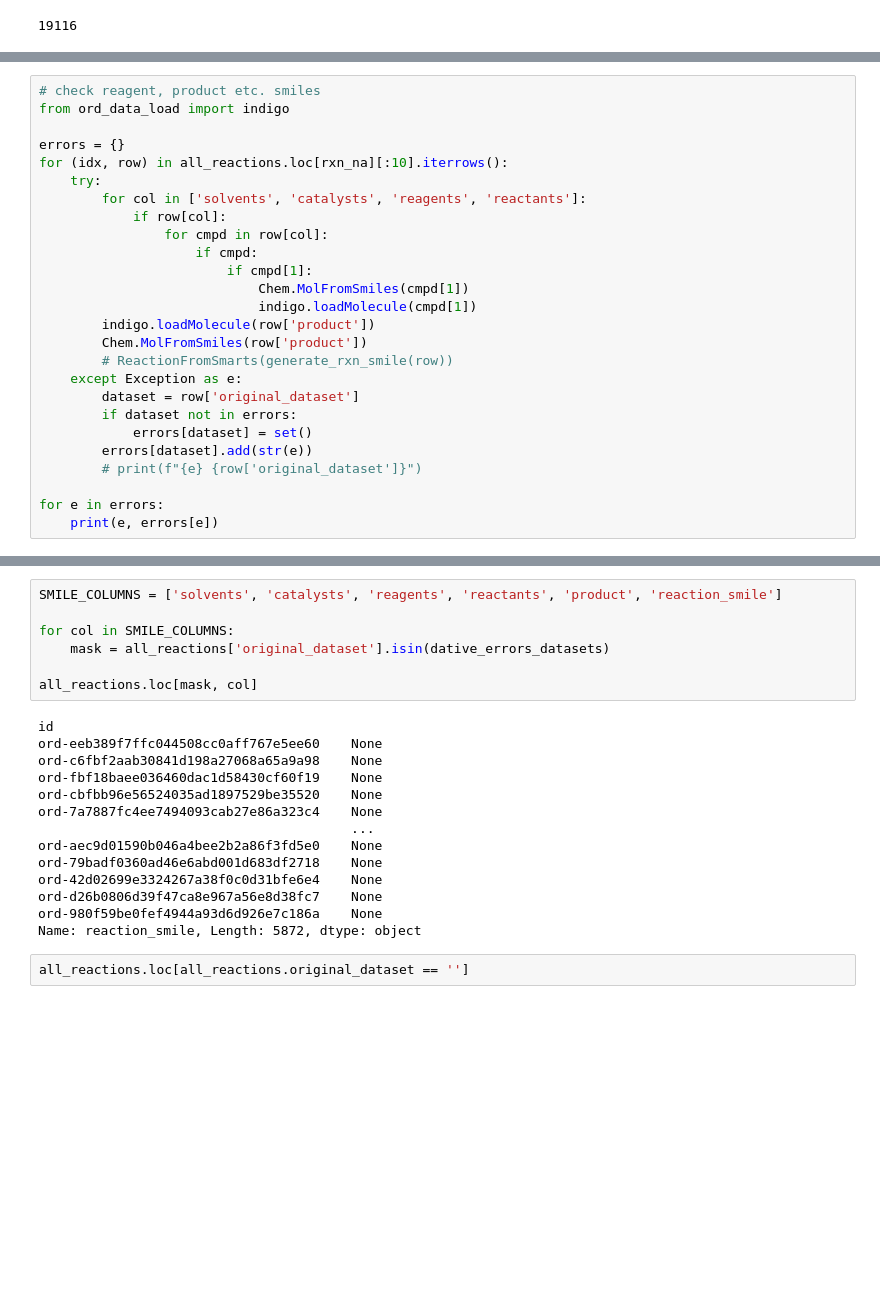
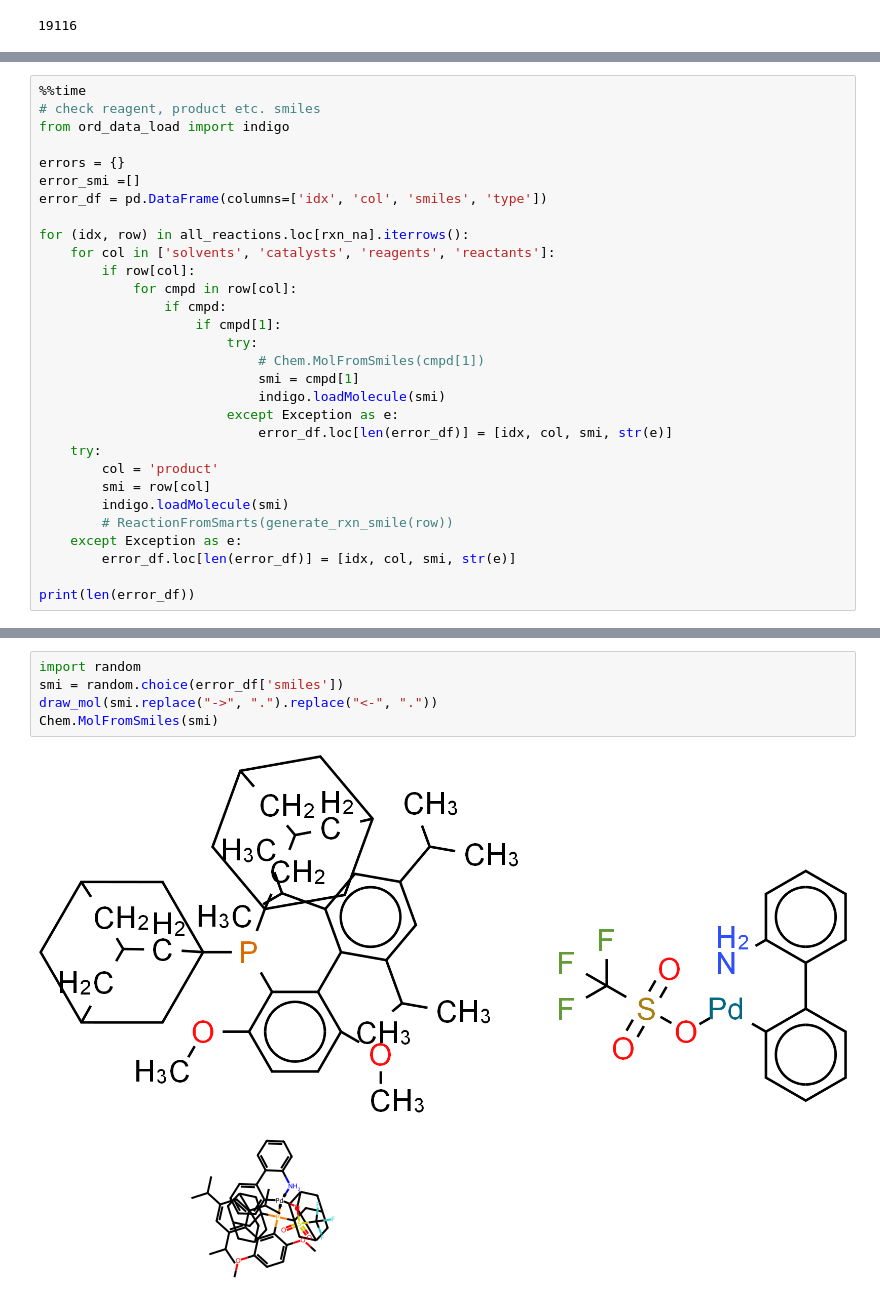
Before and after one commit to alkorolyov/selvita, a Jupyter notebook: 01_data_from_ord.ipynb, the cells around one changed output, grey strips where cells are left out. Cells and saved outputs as stored; diff of their text form; blank space fills up the shorter version.

```diff
--- a/01_data_from_ord.ipynb
+++ b/01_data_from_ord.ipynb
@@ -242,27 +251,31 @@ Cn1cnc(C#N)c1.Fc1ccccc1Br>CCCCOC(C)=O.FC(F)(F)C1=CC(P(C2=C(C3=C(C(C)C)C=C(C(C)C)
 # %%
+%%time
 # check reagent, product etc. smiles
 from ord_data_load import indigo
 
 errors = {}
-for (idx, row) in all_reactions.loc[rxn_na][:10].iterrows():
+error_smi =[]
+error_df = pd.DataFrame(columns=['idx', 'col', 'smiles', 'type'])
+
+for (idx, row) in all_reactions.loc[rxn_na].iterrows():
+    for col in ['solvents', 'catalysts', 'reagents', 'reactants']:
+        if row[col]:
+            for cmpd in row[col]:
+                if cmpd:
+                    if cmpd[1]:
+                        try:
+                            # Chem.MolFromSmiles(cmpd[1])
+                            smi = cmpd[1]
+                            indigo.loadMolecule(smi)
+                        except Exception as e:
+                            error_df.loc[len(error_df)] = [idx, col, smi, str(e)]
     try:
-        for col in ['solvents', 'catalysts', 'reagents', 'reactants']:
-            if row[col]:
-                for cmpd in row[col]:
-                    if cmpd:
-                        if cmpd[1]:
-                            Chem.MolFromSmiles(cmpd[1])
-                            indigo.loadMolecule(cmpd[1])
-        indigo.loadMolecule(row['product'])
-        Chem.MolFromSmiles(row['product'])
+        col = 'product'
+        smi = row[col]
+        indigo.loadMolecule(smi)
         # ReactionFromSmarts(generate_rxn_smile(row))
     except Exception as e:
-        dataset = row['original_dataset']
-        if dataset not in errors:
-            errors[dataset] = set()
-        errors[dataset].add(str(e))
-        # print(f"{e} {row['original_dataset']}")
+        error_df.loc[len(error_df)] = [idx, col, smi, str(e)]
 
-for e in errors:
-    print(e, errors[e])
+print(len(error_df))
 # %% [output]
@@ -302,23 +296,8 @@ dative_errors_datasets
-# %%
-SMILE_COLUMNS = ['solvents', 'catalysts', 'reagents', 'reactants', 'product', 'reaction_smile']
-
-for col in SMILE_COLUMNS:
-    mask = all_reactions['original_dataset'].isin(dative_errors_datasets)
-
-all_reactions.loc[mask, col]
-# %% [output]
-id
-ord-eeb389f7ffc044508cc0aff767e5ee60    None
-ord-c6fbf2aab30841d198a27068a65a9a98    None
-ord-fbf18baee036460dac1d58430cf60f19    None
-ord-cbfbb96e56524035ad1897529be35520    None
-ord-7a7887fc4ee7494093cab27e86a323c4    None
-                                        ...
-ord-aec9d01590b046a4bee2b2a86f3fd5e0    None
-ord-79badf0360ad46e6abd001d683df2718    None
-ord-42d02699e3324267a38f0c0d31bfe6e4    None
-ord-d26b0806d39f47ca8e967a56e8d38fc7    None
-ord-980f59be0fef4944a93d6d926e7c186a    None
-Name: reaction_smile, Length: 5872, dtype: object
-# %%
-all_reactions.loc[all_reactions.original_dataset == '']
+# %%
+import random
+smi = random.choice(error_df['smiles'])
+draw_mol(smi.replace("->", ".").replace("<-", "."))
+Chem.MolFromSmiles(smi)
+# %% [output]
+[figure, added]
+[figure, added]
```
Also changed, not shown: parts of 25 cells of this notebook, 1 other file.
